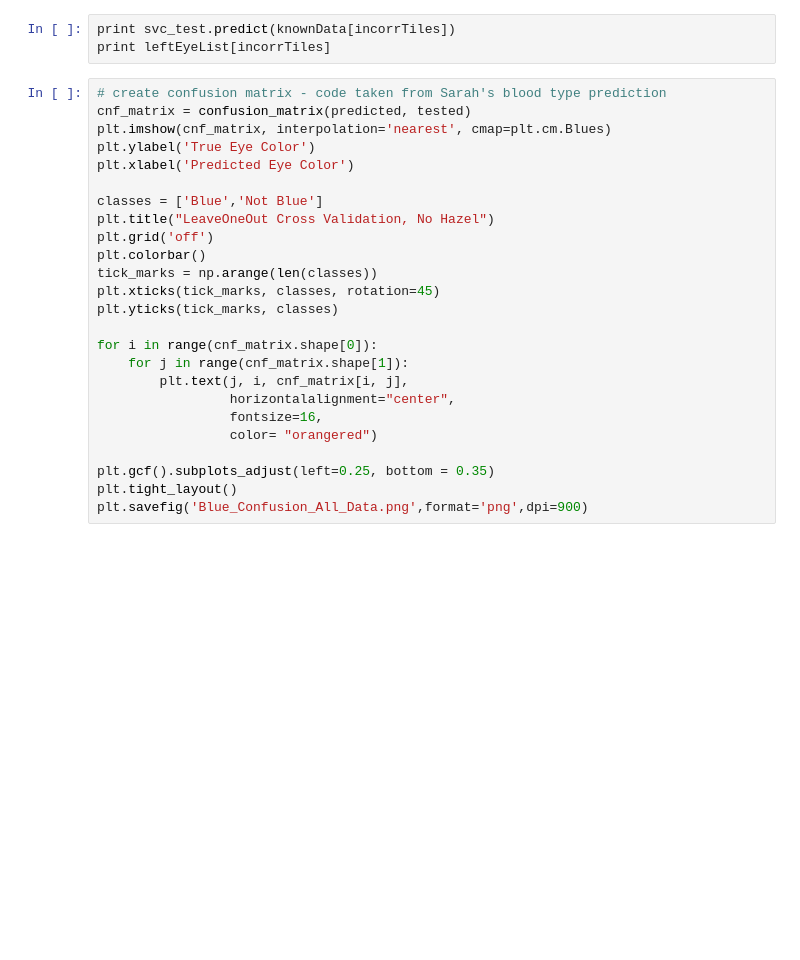
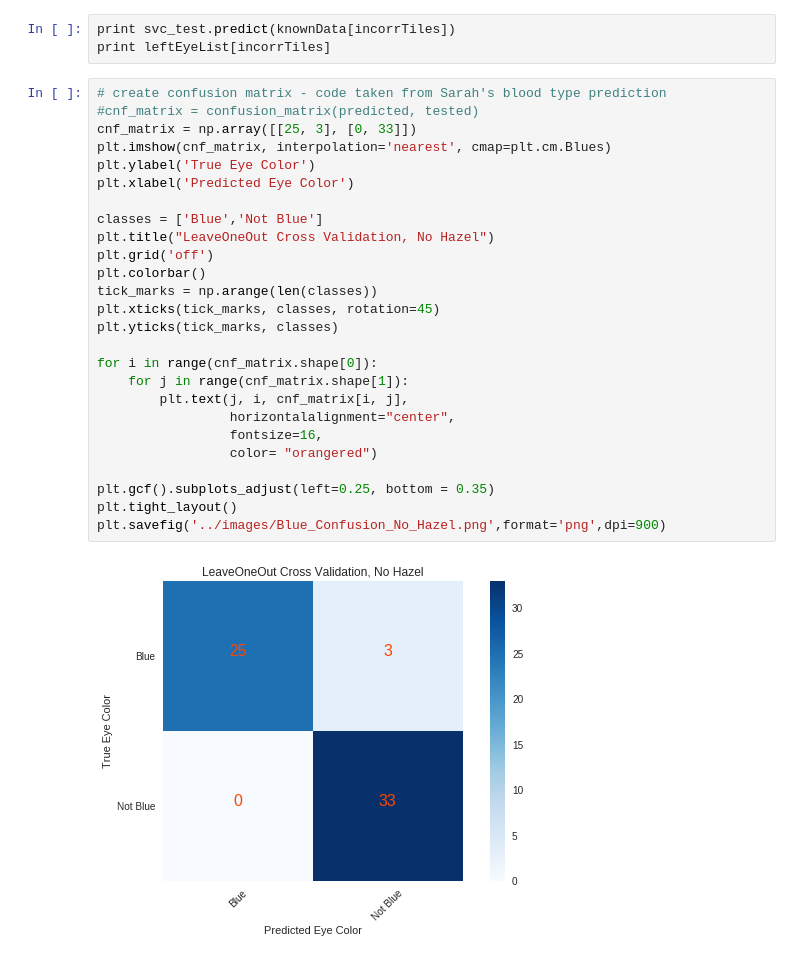
Before and after one commit to kevin-fang/lightning-eye-classifier, a Jupyter notebook: notebooks/leftEyeClassifierTesting.ipynb, the cells around one changed output. Cells and saved outputs as stored; diff of their text form; blank space fills up the shorter version.

Commit message:
Added confusion matrices

```diff
--- a/notebooks/leftEyeClassifierTesting.ipynb
+++ b/notebooks/leftEyeClassifierTesting.ipynb
@@ -211,26 +236,29 @@ print svc_test.predict(knownData[incorrTiles])
 print leftEyeList[incorrTiles]
 # %%
 # create confusion matrix - code taken from Sarah's blood type prediction
-cnf_matrix = confusion_matrix(predicted, tested)
+#cnf_matrix = confusion_matrix(predicted, tested)
+cnf_matrix = np.array([[25, 3], [0, 33]])
 plt.imshow(cnf_matrix, interpolation='nearest', cmap=plt.cm.Blues)
 plt.ylabel('True Eye Color')
 plt.xlabel('Predicted Eye Color')
 
 classes = ['Blue','Not Blue']
 plt.title("LeaveOneOut Cross Validation, No Hazel")
 plt.grid('off')
 plt.colorbar()
 tick_marks = np.arange(len(classes))
 plt.xticks(tick_marks, classes, rotation=45)
 plt.yticks(tick_marks, classes)
 
 for i in range(cnf_matrix.shape[0]):
     for j in range(cnf_matrix.shape[1]):
         plt.text(j, i, cnf_matrix[i, j],
                  horizontalalignment="center",
                  fontsize=16,
                  color= "orangered")
 
 plt.gcf().subplots_adjust(left=0.25, bottom = 0.35)
 plt.tight_layout()
-plt.savefig('Blue_Confusion_All_Data.png',format='png',dpi=900)
+plt.savefig('../images/Blue_Confusion_No_Hazel.png',format='png',dpi=900)
+# %% [output]
+[figure, added]
```
Also changed, not shown: parts of 7 cells of this notebook, 4 other files.
